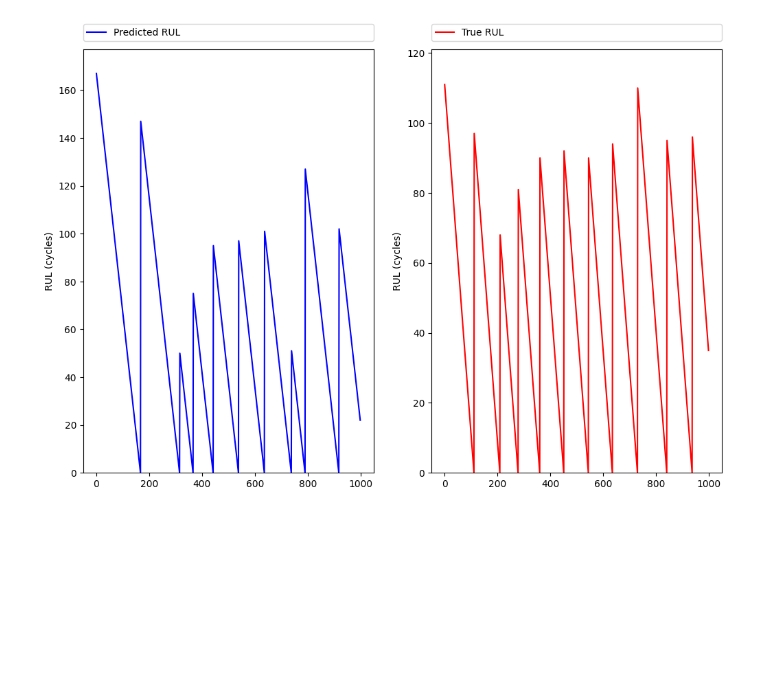
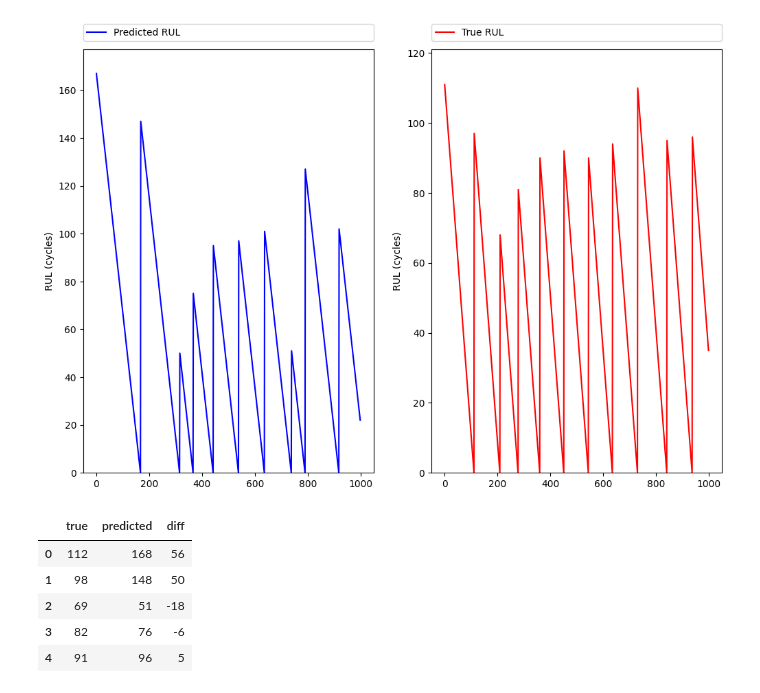
Before and after one commit to dalvino/dalvino, a Jupyter notebook: RUL_challenge.ipynb, the cells around one changed output. Drawn from its saved outputs; the diff is of its cells as text; code cells hidden in the pictures; blank space fills up the shorter version.

```diff
--- a/RUL_challenge.ipynb
+++ b/RUL_challenge.ipynb
@@ -564,3 +564,13 @@ plt.show()
 # RUL differences between predicted and actual values
 df1 = pd.concat([pd.Series(rul['RUL']), pd.Series(xpredictedRUL2)], axis=1)
 df1.columns = ['true', 'predicted']
+# %%
+df1['diff'] = df1['predicted']-df1['true']
+df1.head()
+# %% [output]
+|  | true | predicted | diff |
+| 0 | 112 | 168 | 56 |
+| 1 | 98 | 148 | 50 |
+| 2 | 69 | 51 | -18 |
+| 3 | 82 | 76 | -6 |
+| 4 | 91 | 96 | 5 |
```
Also changed, not shown: parts of 9 cells of this notebook.
